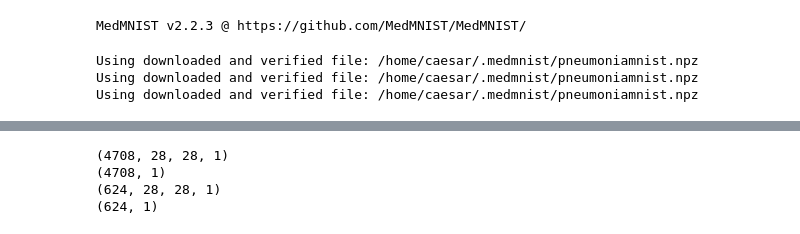
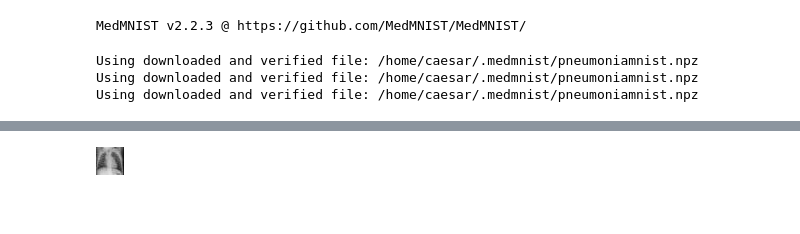
Before and after one commit to caesaretos/embed-svm-fhe, a Jupyter notebook: python/image-embeddings-pneumoniamnist.ipynb, the cells around one changed output, grey strips where cells are left out. Drawn from its saved outputs; the diff is of its cells as text; code cells hidden in the pictures; blank space fills up the shorter version.

```diff
--- a/python/image-embeddings-pneumoniamnist.ipynb
+++ b/python/image-embeddings-pneumoniamnist.ipynb
@@ -128,11 +75,5 @@ print(embeddings_test.shape)  # Output: (10000, embedding_length)
-# %%
-print(x_train.shape)
-print(y_train.shape)
-print(x_test.shape)
-print(y_test.shape)
-#(, y_train), (x_test, y_test)
-# %% [output]
-(4708, 28, 28, 1)
-(4708, 1)
-(624, 28, 28, 1)
-(624, 1)
+# %%
+# visualization
+train_dataset.montage(length=1)
+# %% [output]
+[figure, added]
```
Also changed, not shown: parts of 31 cells of this notebook, 7 other files.
